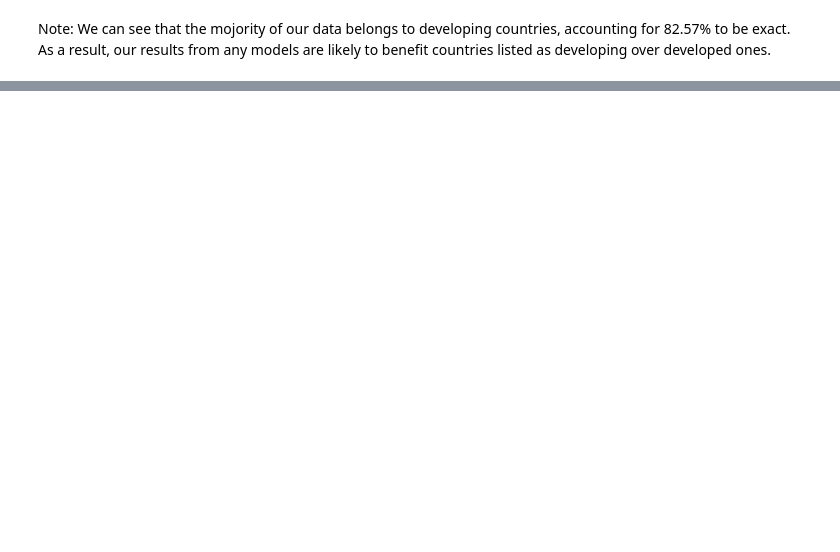
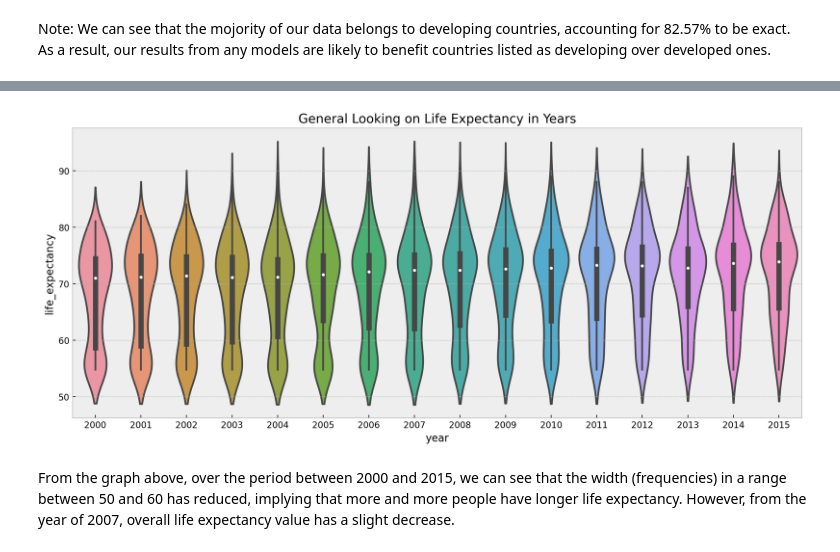
Before and after one commit to Dnezzhello/python_project, a Jupyter notebook: life_expectancy.ipynb, the cells around one changed output, grey strips where cells are left out. Drawn from its saved outputs; the diff is of its cells as text; code cells hidden in the pictures; blank space fills up the shorter version.

```diff
--- a/life_expectancy.ipynb
+++ b/life_expectancy.ipynb
@@ -418,0 +505,10 @@ Note: We can see that the mojority of our data belongs to developing countries,
+# %%
+#in years
+plt.figure(figsize=(15,6), dpi=200)
+sns.violinplot(data=wins_df, x='year', y='life_expectancy')
+plt.title('General Looking on Life Expectancy in Years')
+plt.show()
+# %% [output]
+[figure, added]
+# %% [markdown]
+From the graph above, over the period between 2000 and 2015, we can see that the width (frequencies) in a range between 50 and 60 has reduced, implying that more and more people have longer life expectancy. However, from the year of 2007, overall life expectancy value has a slight decrease.
```
Also changed, not shown: parts of 12 cells of this notebook, 1 other file.
